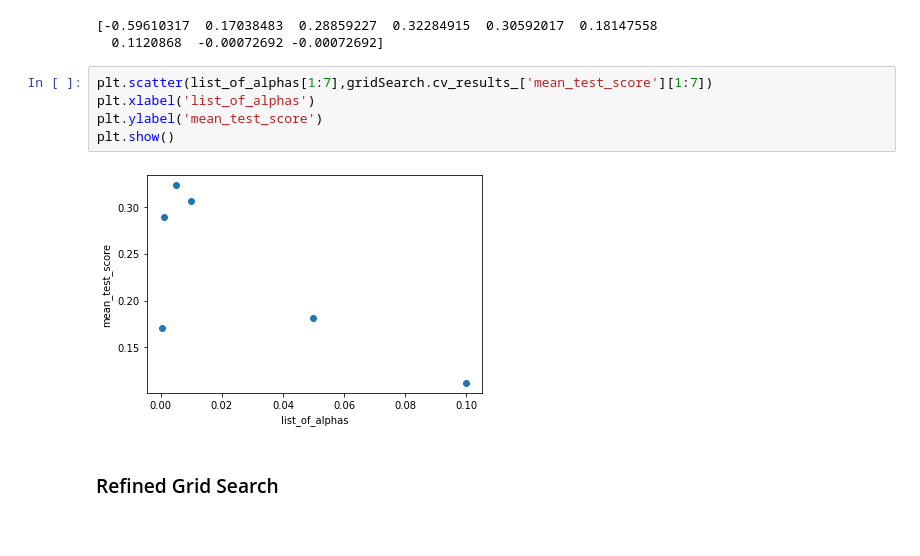
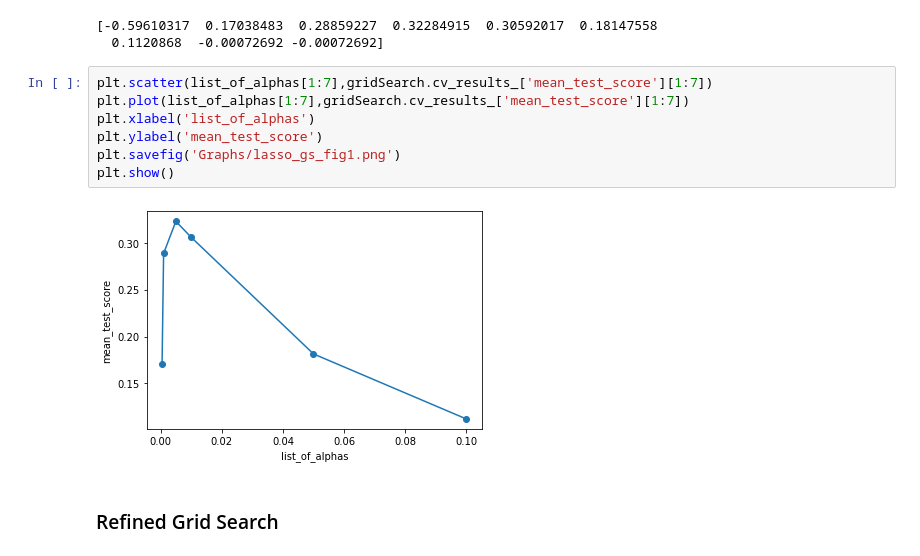
Before and after one commit to PritishWadhwa/IMDb-Movie-Rating-Predictor, a Jupyter notebook: Regression/Linear_Regression_Lasso.ipynb, the cells around one changed output. Cells and saved outputs as stored; diff of their text form.

```diff
--- a/Regression/Linear_Regression_Lasso.ipynb
+++ b/Regression/Linear_Regression_Lasso.ipynb
@@ -46,11 +46,13 @@ print(gridSearch.cv_results_['mean_test_score'])
   0.1120868  -0.00072692 -0.00072692]
 # %%
 plt.scatter(list_of_alphas[1:7],gridSearch.cv_results_['mean_test_score'][1:7])
+plt.plot(list_of_alphas[1:7],gridSearch.cv_results_['mean_test_score'][1:7])
 plt.xlabel('list_of_alphas')
 plt.ylabel('mean_test_score')
+plt.savefig('Graphs/lasso_gs_fig1.png')
 plt.show()
 # %% [output]
-[figure, old version]
+[figure, new version]
 # %% [markdown]
 ### Refined Grid Search
 # %%
```
Also changed, not shown: parts of 4 cells of this notebook, 13 other files.
